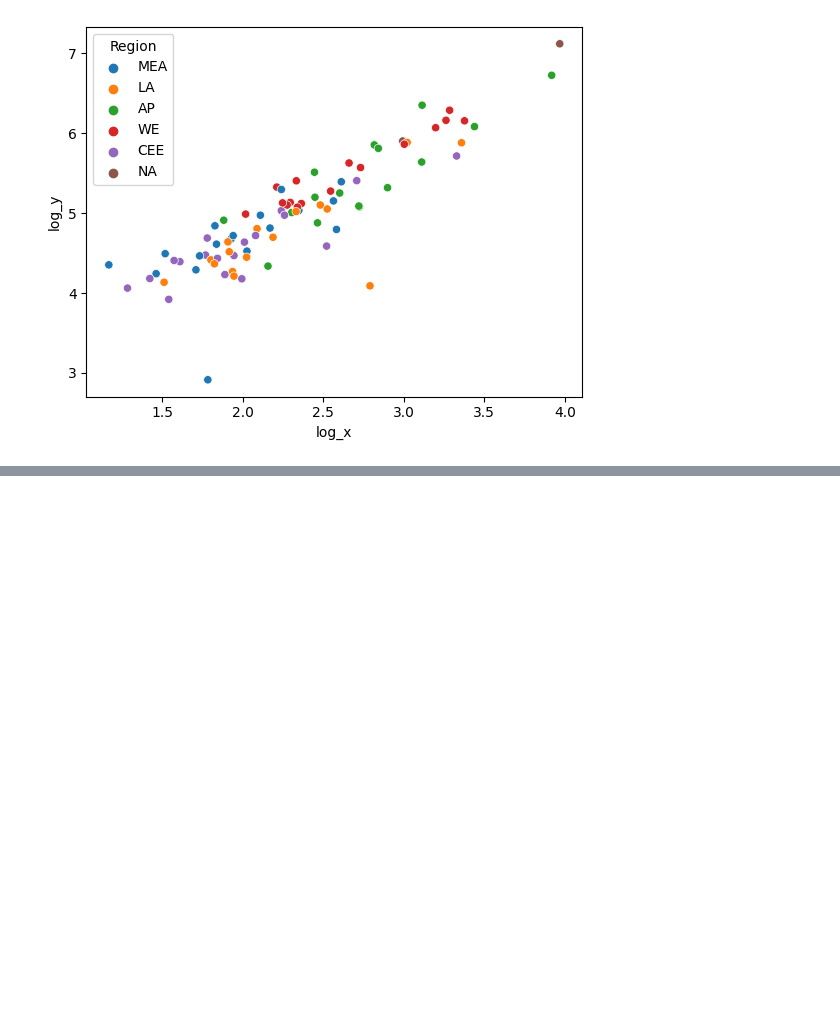
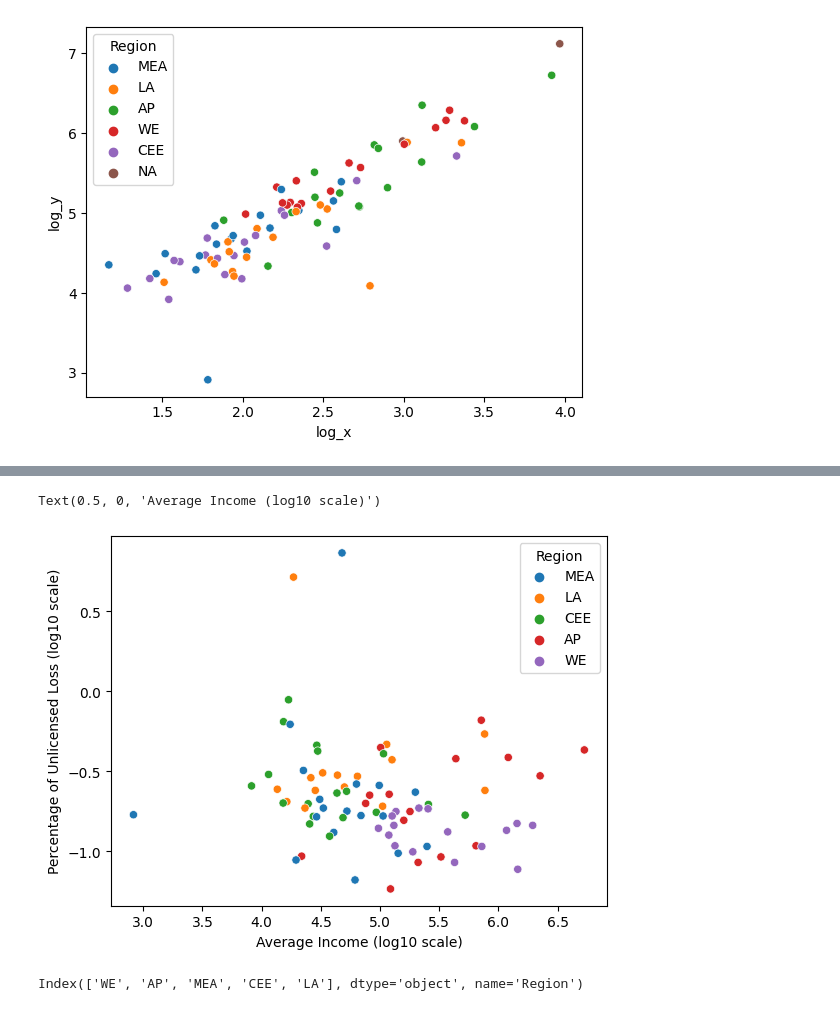
Before and after one commit to purachai-phonwisut/machine_learning_project, a Jupyter notebook: Bank.ipynb, the cells around one changed output, grey strips where cells are left out. Saved outputs shown, nothing was run; the diff lists cells and outputs as text; code cells hidden in the pictures; blank space fills up the shorter version.

```diff
--- a/Bank.ipynb
+++ b/Bank.ipynb
@@ -248,3 +258,13 @@ sns.scatterplot(x = avg_usg_inc['log_x'], y =avg_usg_inc['log_y'], hue = avg_usg
 # %% [output]
 <Axes: xlabel='log_x', ylabel='log_y'>
 [figure]
+# %%
+import numpy as np
+
+perct_income = pd.read_csv('../machine_learning_project/Data cleaned/raw/perct_income_adj.csv')
+perct_income['percent'] = perct_income['percent'].str.replace('%', '')
+perct_income['percent'] = perct_income['percent'].astype(float)
+perct_income['log_x'] = np.log10(perct_income['avg income'])
+perct_income['log_y'] = np.log10(perct_income['percent'])
+
+perct_income
@@ -250,0 +301,13 @@ sns.scatterplot(x = avg_usg_inc['log_x'], y =avg_usg_inc['log_y'], hue = avg_usg
+# %%
+sns.scatterplot(x = perct_income['log_x'] , y = perct_income['log_y'], hue = perct_income['Region'])
+
+plt.ylabel('Percentage of Unlicensed Loss (log10 scale)')
+plt.xlabel('Average Income (log10 scale)')
+# %% [output]
+Text(0.5, 0, 'Average Income (log10 scale)')
+[figure, added]
+# %%
+sorted_mean = perct_income.groupby('Region')['log_y'].mean().sort_values().index
+sorted_mean
+# %% [output]
+Index(['WE', 'AP', 'MEA', 'CEE', 'LA'], dtype='object', name='Region')
```
Also changed, not shown: parts of 14 cells of this notebook, 3 other files.
